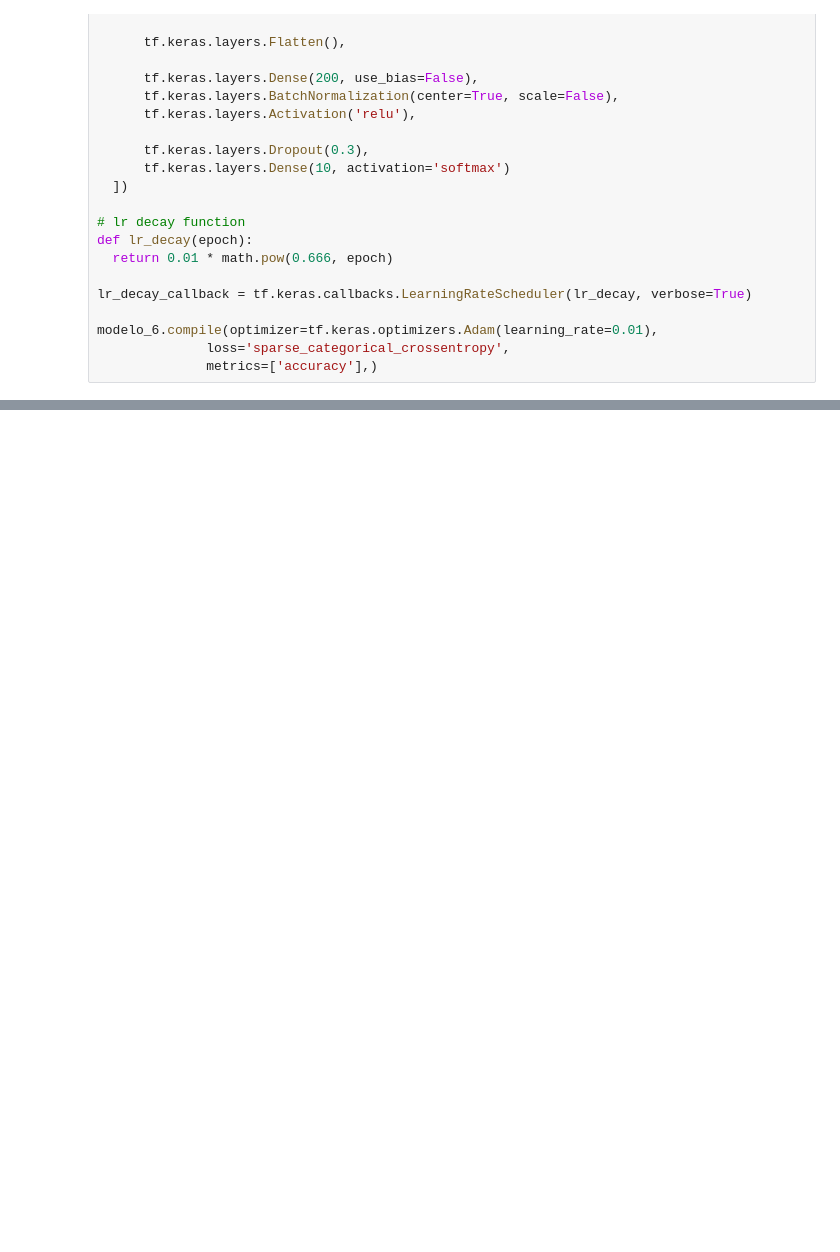
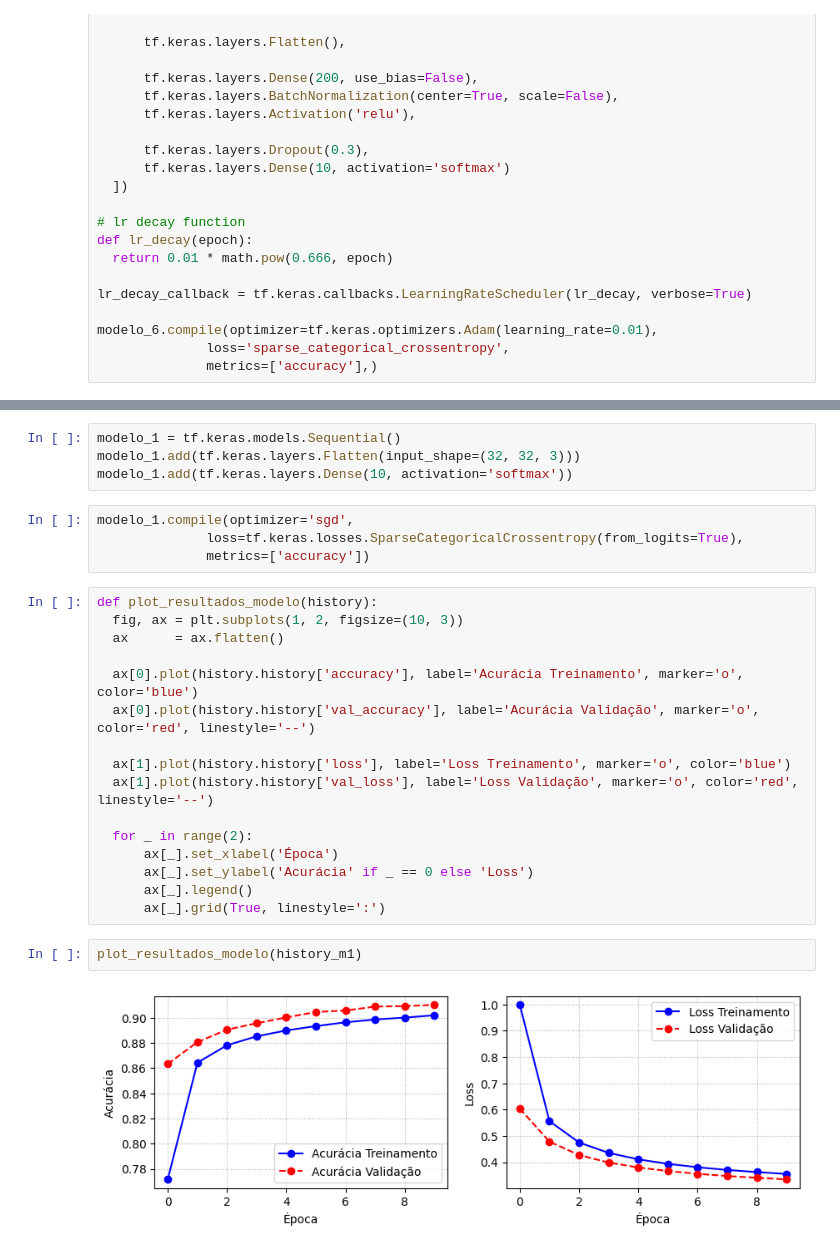
Before and after one commit to higa-daniel/mo839, a Jupyter notebook: lab06/lab06.ipynb, the cells around one changed output, grey strips where cells are left out. Saved outputs shown, nothing was run; the diff lists cells and outputs as text; blank space fills up the shorter version.

```diff
--- a/lab06/lab06.ipynb
+++ b/lab06/lab06.ipynb
@@ -351,0 +397,28 @@ Downloading data from https://www.cs.toronto.edu/~kriz/cifar-10-python.tar.gz
+# %%
+modelo_1 = tf.keras.models.Sequential()
+modelo_1.add(tf.keras.layers.Flatten(input_shape=(32, 32, 3)))
+modelo_1.add(tf.keras.layers.Dense(10, activation='softmax'))
+# %%
+modelo_1.compile(optimizer='sgd',
+              loss=tf.keras.losses.SparseCategoricalCrossentropy(from_logits=True),
+              metrics=['accuracy'])
+# %%
+def plot_resultados_modelo(history):
+  fig, ax = plt.subplots(1, 2, figsize=(10, 3))
+  ax      = ax.flatten()
+
+  ax[0].plot(history.history['accuracy'], label='Acurácia Treinamento', marker='o', color='blue')
+  ax[0].plot(history.history['val_accuracy'], label='Acurácia Validação', marker='o', color='red', linestyle='--')
+
+  ax[1].plot(history.history['loss'], label='Loss Treinamento', marker='o', color='blue')
+  ax[1].plot(history.history['val_loss'], label='Loss Validação', marker='o', color='red', linestyle='--')
+
+  for _ in range(2):
+      ax[_].set_xlabel('Época')
+      ax[_].set_ylabel('Acurácia' if _ == 0 else 'Loss')
+      ax[_].legend()
+      ax[_].grid(True, linestyle=':')
+# %%
+plot_resultados_modelo(history_m1)
+# %% [output]
+[figure, added]
```
Also changed, not shown: parts of 61 cells of this notebook.
